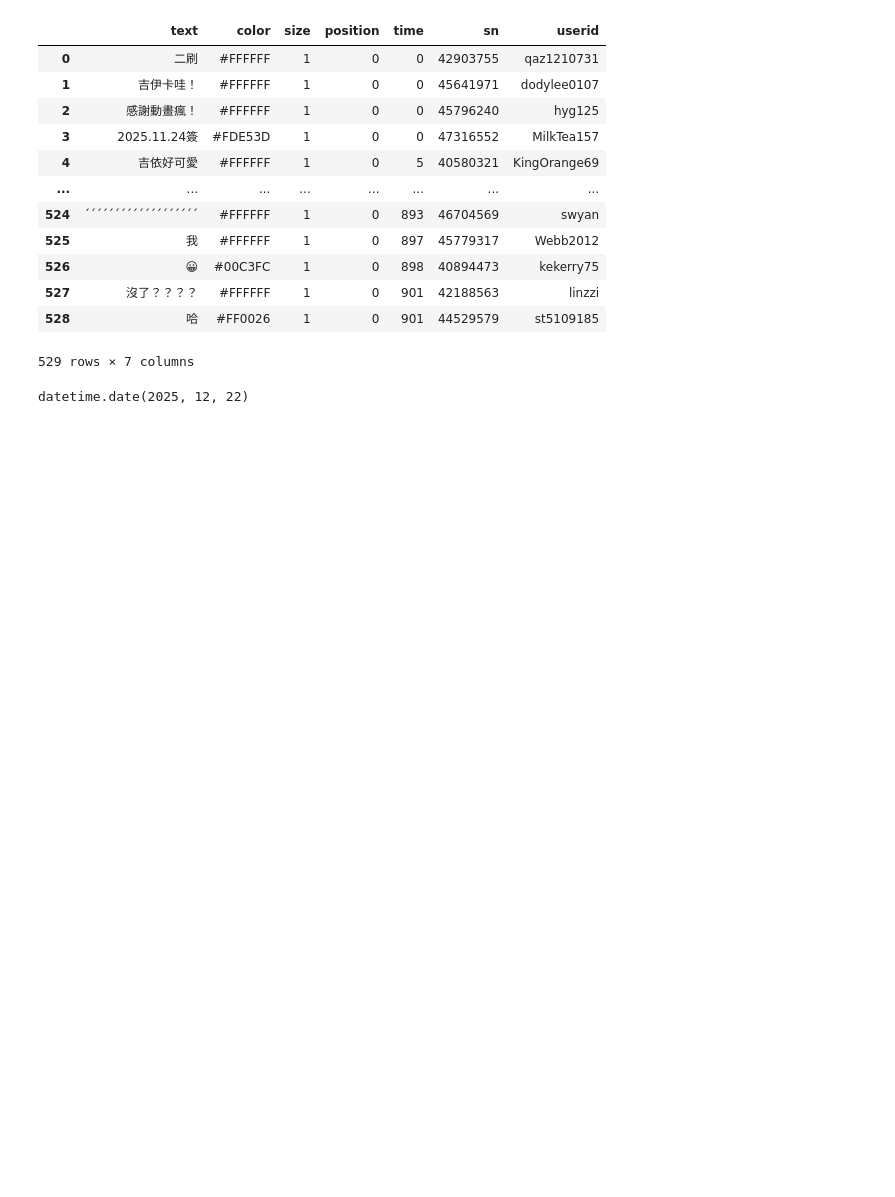
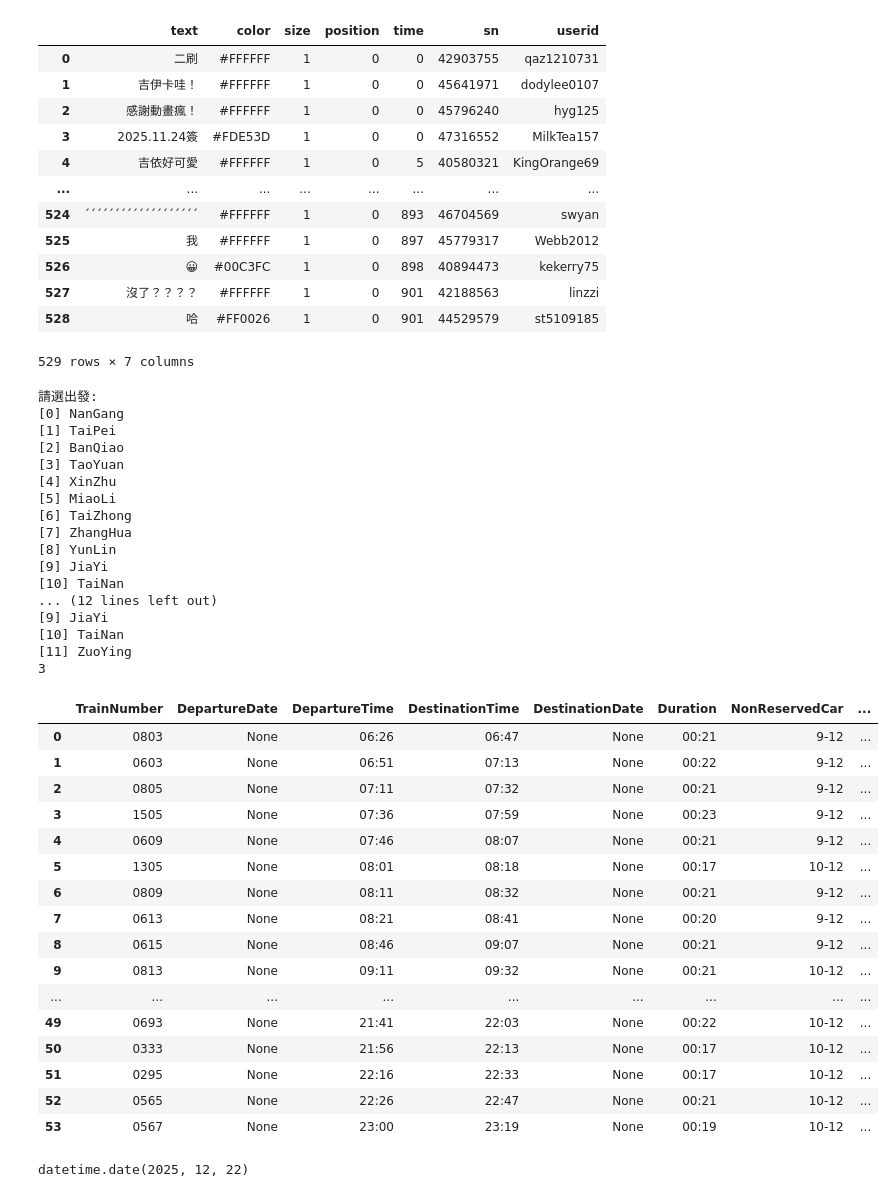
Before and after one commit to Elwing-Chou/tibame20251203, a Jupyter notebook: tibame_20251222.ipynb, the cells around one changed output. Saved outputs shown, nothing was run; the diff lists cells and outputs as text; code cells hidden in the pictures; blank space fills up the shorter version.

```diff
--- a/tibame_20251222.ipynb
+++ b/tibame_20251222.ipynb
@@ -122,25 +122,95 @@ df
 # %%
 import urllib.request as request
 import urllib.parse as parse
+import json
+import pandas as pd
+import datetime as dt
+today = dt.date.today()
+today_s = today.strftime("%Y/%m/%d")
+
+stops = [
+    "NanGang",
+    "TaiPei",
+    "BanQiao",
+    "TaoYuan",
+    "XinZhu",
+    "MiaoLi",
+    "TaiZhong",
+    "ZhangHua",
+    "YunLin",
+    "JiaYi",
+    "TaiNan",
+    "ZuoYing",
+]
+
+hint = ""
+for i in range(len(stops)):
+    hint = hint + "[{}] {}\n".format(i, stops[i])
+print("請選出發:")
+start_stop_idx = int(input(hint))
+start_stop = stops[start_stop_idx]
+print("請選到達:")
+end_stop_idx = int(input(hint))
+end_stop = stops[end_stop_idx]
 
 url = 'https://www.thsrc.com.tw/TimeTable/Search'
 # Data to be sent (dictionary, list of tuples, etc.)
 data = {
     "SearchType":"S",
     "Lang":"TW",
-    "StartStation":"NanGang",
-    "EndStation":"ZuoYing",
-    "OutWardSearchDate":"2025/12/22",
+    "StartStation":start_stop,
+    "EndStation":end_stop,
+    "OutWardSearchDate":today_s,
     "OutWardSearchTime":"14:30",
-    "ReturnSearchDate":"2025/12/22",
+    "ReturnSearchDate":today_s,
     "ReturnSearchTime":"14:30",
     "DiscountType":"",
 }
 
 # Encode the data into the standard format and then to bytes
 encoded_data = parse.urlencode(data).encode('utf-8')
 resp = request.urlopen(url, encoded_data)
-resp.read()
+content = resp.read()
+content = json.loads(content)
+departure = content["data"]["DepartureTable"]
+departure_train = departure["TrainItem"]
+df = pd.DataFrame(departure_train)
+df
+# %% [output]
+請選出發:
+[0] NanGang
+[1] TaiPei
+[2] BanQiao
+[3] TaoYuan
+[4] XinZhu
+[5] MiaoLi
+[6] TaiZhong
+[7] ZhangHua
+[8] YunLin
+[9] JiaYi
+[10] TaiNan
+... (12 lines left out)
+[9] JiaYi
+[10] TaiNan
+[11] ZuoYing
+3
+|  | TrainNumber | DepartureDate | DepartureTime | DestinationTime | DestinationDate | Duration | NonReservedCar | ... |
+| 0 | 0803 | None | 06:26 | 06:47 | None | 00:21 | 9-12 | ... |
+| 1 | 0603 | None | 06:51 | 07:13 | None | 00:22 | 9-12 | ... |
+| 2 | 0805 | None | 07:11 | 07:32 | None | 00:21 | 9-12 | ... |
+| 3 | 1505 | None | 07:36 | 07:59 | None | 00:23 | 9-12 | ... |
+| 4 | 0609 | None | 07:46 | 08:07 | None | 00:21 | 9-12 | ... |
+| 5 | 1305 | None | 08:01 | 08:18 | None | 00:17 | 10-12 | ... |
+| 6 | 0809 | None | 08:11 | 08:32 | None | 00:21 | 9-12 | ... |
+| 7 | 0613 | None | 08:21 | 08:41 | None | 00:20 | 9-12 | ... |
+| 8 | 0615 | None | 08:46 | 09:07 | None | 00:21 | 9-12 | ... |
+| 9 | 0813 | None | 09:11 | 09:32 | None | 00:21 | 10-12 | ... |
+| ... | ... | ... | ... | ... | ... | ... | ... | ... |
+| 49 | 0693 | None | 21:41 | 22:03 | None | 00:22 | 10-12 | ... |
+| 50 | 0333 | None | 21:56 | 22:13 | None | 00:17 | 10-12 | ... |
+| 51 | 0295 | None | 22:16 | 22:33 | None | 00:17 | 10-12 | ... |
+| 52 | 0565 | None | 22:26 | 22:47 | None | 00:21 | 10-12 | ... |
+| 53 | 0567 | None | 23:00 | 23:19 | None | 00:19 | 10-12 | ... |
 # %%
 import datetime as dt
 dt.date.today()
```
Also changed, not shown: parts of 2 cells of this notebook.
